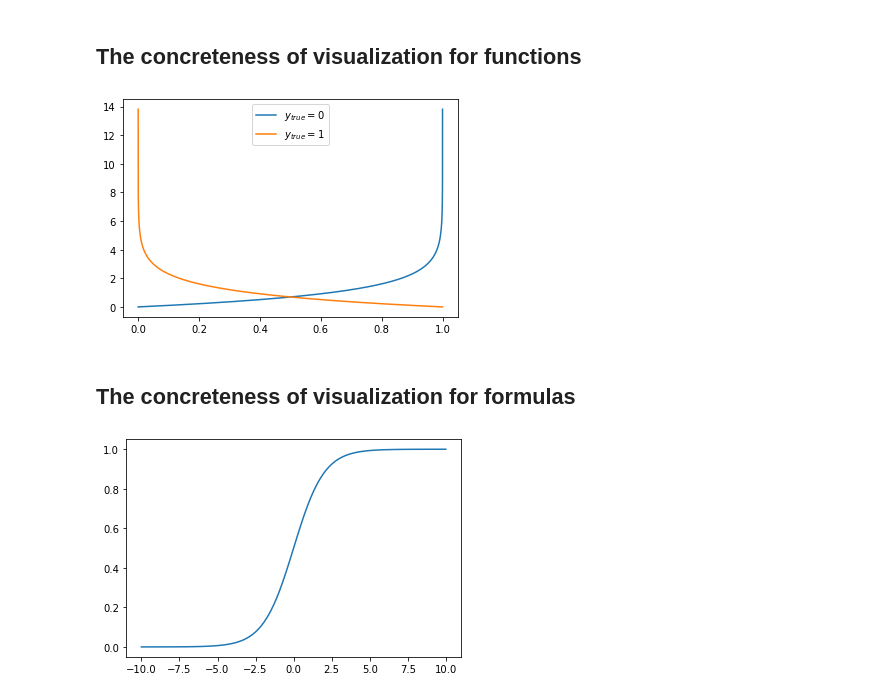
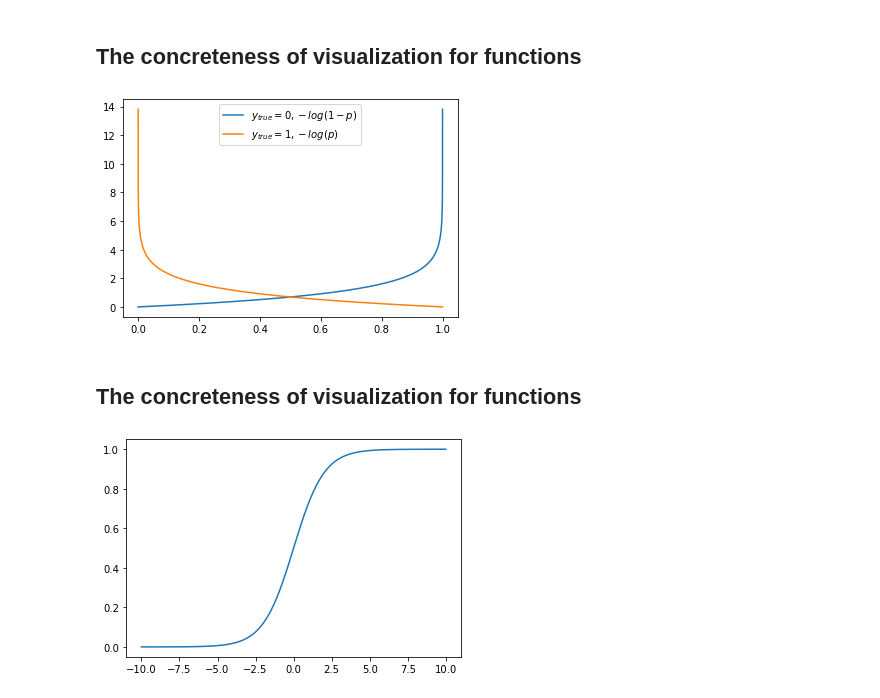
Before and after one commit to datainpoint/classroom-programming-and-data-analysis, a Jupyter notebook: 09-data-visualization-with-matplotlib.ipynb, the cells around one changed output. Saved outputs shown, nothing was run; the diff lists cells and outputs as text; code cells hidden in the pictures.

```diff
--- a/09-data-visualization-with-matplotlib.ipynb
+++ b/09-data-visualization-with-matplotlib.ipynb
@@ -100,14 +97,14 @@ log_loss_1 = -np.log(p)
 # %%
 fig = plt.figure()
 ax = plt.axes()
-ax.plot(p, log_loss_0, label='$y_{true}=0$')
-ax.plot(p, log_loss_1, label='$y_{true}=1$')
+ax.plot(p, log_loss_0, label='$y_{true}=0, -log(1-p)$')
+ax.plot(p, log_loss_1, label='$y_{true}=1, -log(p)$')
 ax.legend()
 plt.show()
 # %% [output]
-[figure, old version]
+[figure, new version]
 # %% [markdown]
-## The concreteness of visualization for formulas
+## The concreteness of visualization for functions
 # %%
 x = np.linspace(-10, 10, 100)
 fx = 1 / (1 + np.exp(-x))
```
Also changed, not shown: parts of 11 cells of this notebook, 3 other files.
